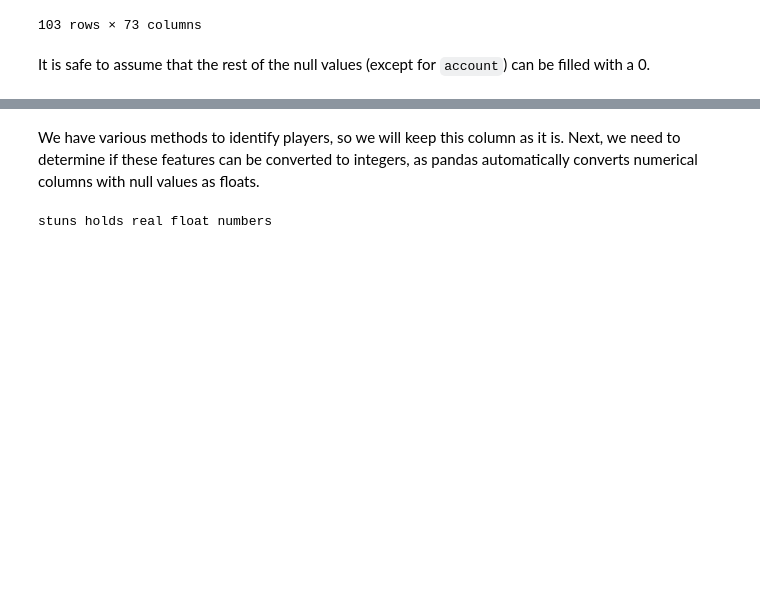
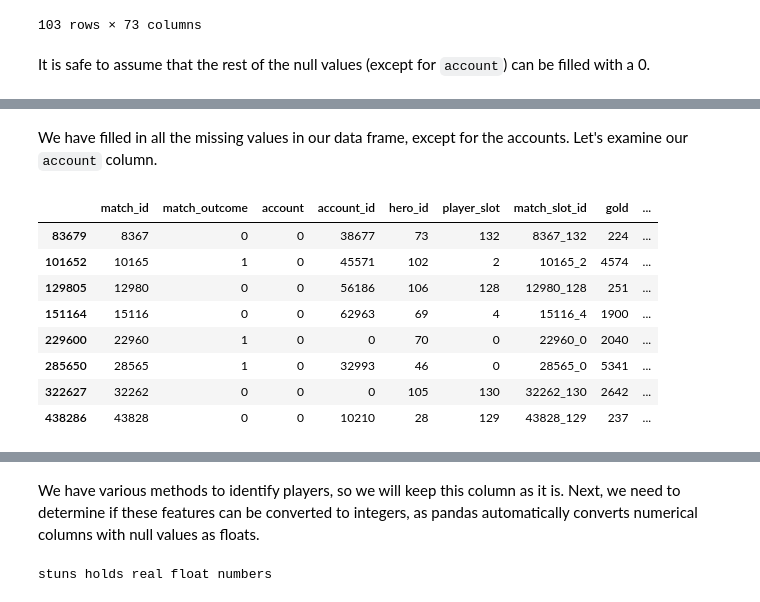
Before and after one commit to jpniet/Dota2-Matchmaking, a Jupyter notebook: Notebooks/Data_Cleaning_and_Exploration.ipynb, the cells around one changed output, grey strips where cells are left out. Drawn from its saved outputs; the diff is of its cells as text; code cells hidden in the pictures; blank space fills up the shorter version.

```diff
--- a/Notebooks/Data_Cleaning_and_Exploration.ipynb
+++ b/Notebooks/Data_Cleaning_and_Exploration.ipynb
@@ -1843,0 +1834,15 @@ dtype: int64
+# %% [markdown]
+We have filled in all the missing values in our data frame, except for the accounts. Let's examine our `account` column.
+# %%
+# Since this is an object type, let's look if there are any accounts with a '0' value
+df['players'][df['players']['account'] == '0']
+# %% [output]
+|  | match_id | match_outcome | account | account_id | hero_id | player_slot | match_slot_id | gold | ... |
+| 83679 | 8367 | 0 | 0 | 38677 | 73 | 132 | 8367_132 | 224 | ... |
+| 101652 | 10165 | 1 | 0 | 45571 | 102 | 2 | 10165_2 | 4574 | ... |
+| 129805 | 12980 | 0 | 0 | 56186 | 106 | 128 | 12980_128 | 251 | ... |
+| 151164 | 15116 | 0 | 0 | 62963 | 69 | 4 | 15116_4 | 1900 | ... |
+| 229600 | 22960 | 1 | 0 | 0 | 70 | 0 | 22960_0 | 2040 | ... |
+| 285650 | 28565 | 1 | 0 | 32993 | 46 | 0 | 28565_0 | 5341 | ... |
+| 322627 | 32262 | 0 | 0 | 0 | 105 | 130 | 32262_130 | 2642 | ... |
+| 438286 | 43828 | 0 | 0 | 10210 | 28 | 129 | 43828_129 | 237 | ... |
```
Also changed, not shown: parts of 39 cells of this notebook, 1 other file.
